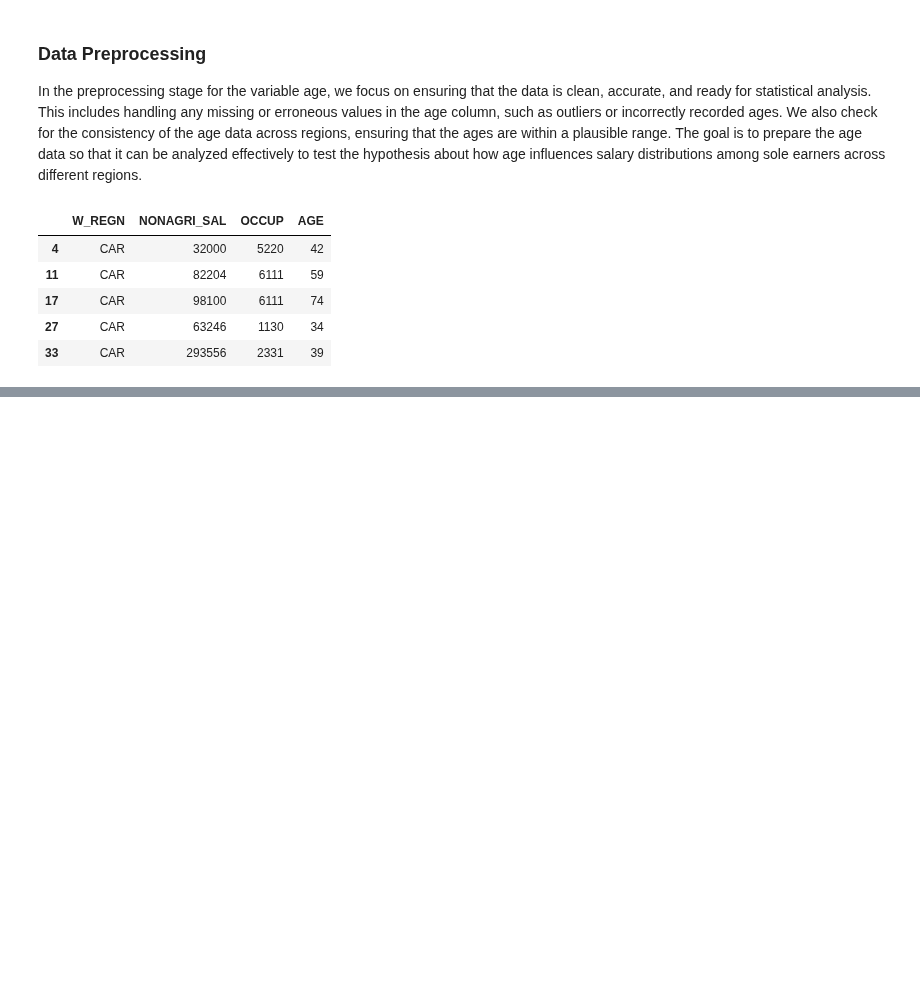
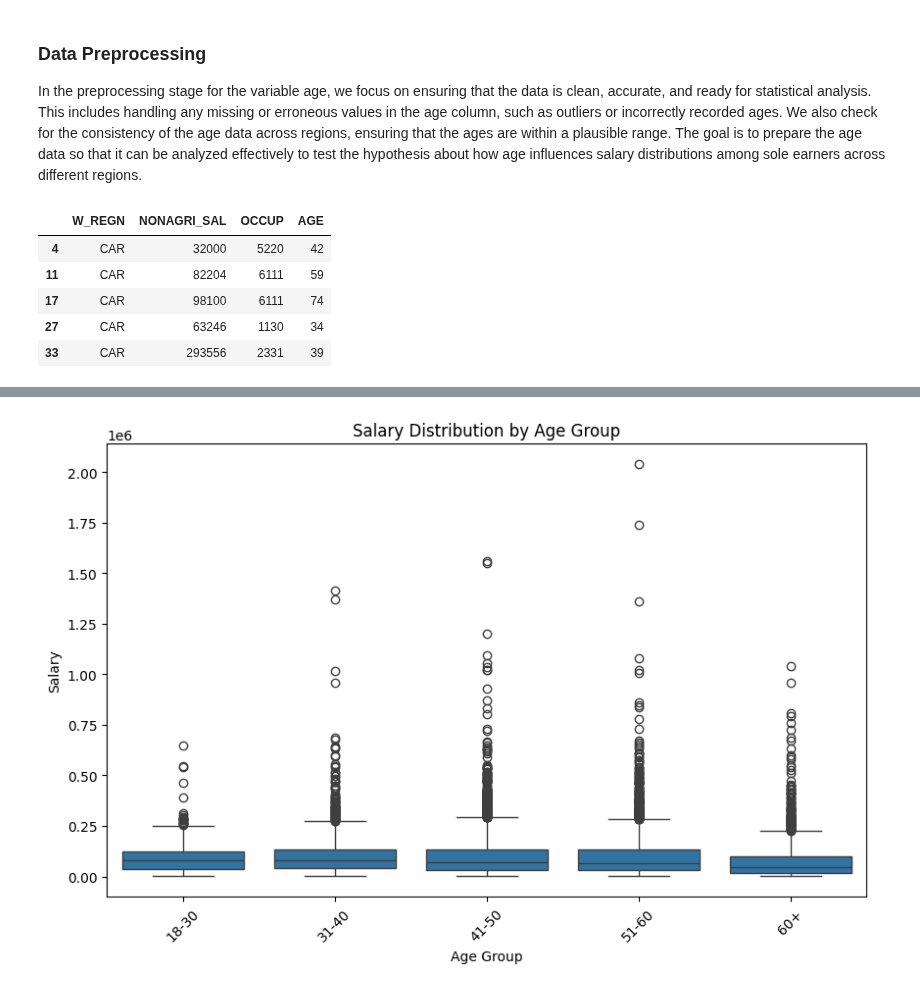
Before and after one commit to chiwasushuba/CSMODEL-Project, a Jupyter notebook: [Phase 2].ipynb, the cells around one changed output, grey strips where cells are left out. Cells and saved outputs as stored; diff of their text form; code cells hidden in the pictures; blank space fills up the shorter version.

```diff
--- a/[Phase 2].ipynb
+++ b/[Phase 2].ipynb
@@ -1303,0 +1314,3 @@ selected_df.head()
+# %%
+selected_df = selected_df[["NONAGRI_SAL", "AGE"]]
+selected_df.head()
@@ -1303,0 +1346,6 @@ selected_df.head()
+# %%
+age_bins = [18, 30, 40, 50, 60, 100]  # Example bins
+age_labels = ['18-30', '31-40', '41-50', '51-60', '60+']
+
+selected_df['Age_Group'] = pd.cut(selected_df['AGE'], bins=age_bins, labels=age_labels, right=False)
+selected_df.head()
@@ -1303,0 +1370,10 @@ selected_df.head()
+# %%
+plt.figure(figsize=(10, 6))
+sns.boxplot(x='Age_Group', y='NONAGRI_SAL', data=selected_df)
+plt.title('Salary Distribution by Age Group')
+plt.xlabel('Age Group')
+plt.ylabel('Salary')
+plt.xticks(rotation=45)
+plt.show()
+# %% [output]
+[figure, added]
```
Also changed, not shown: parts of 12 cells of this notebook.
